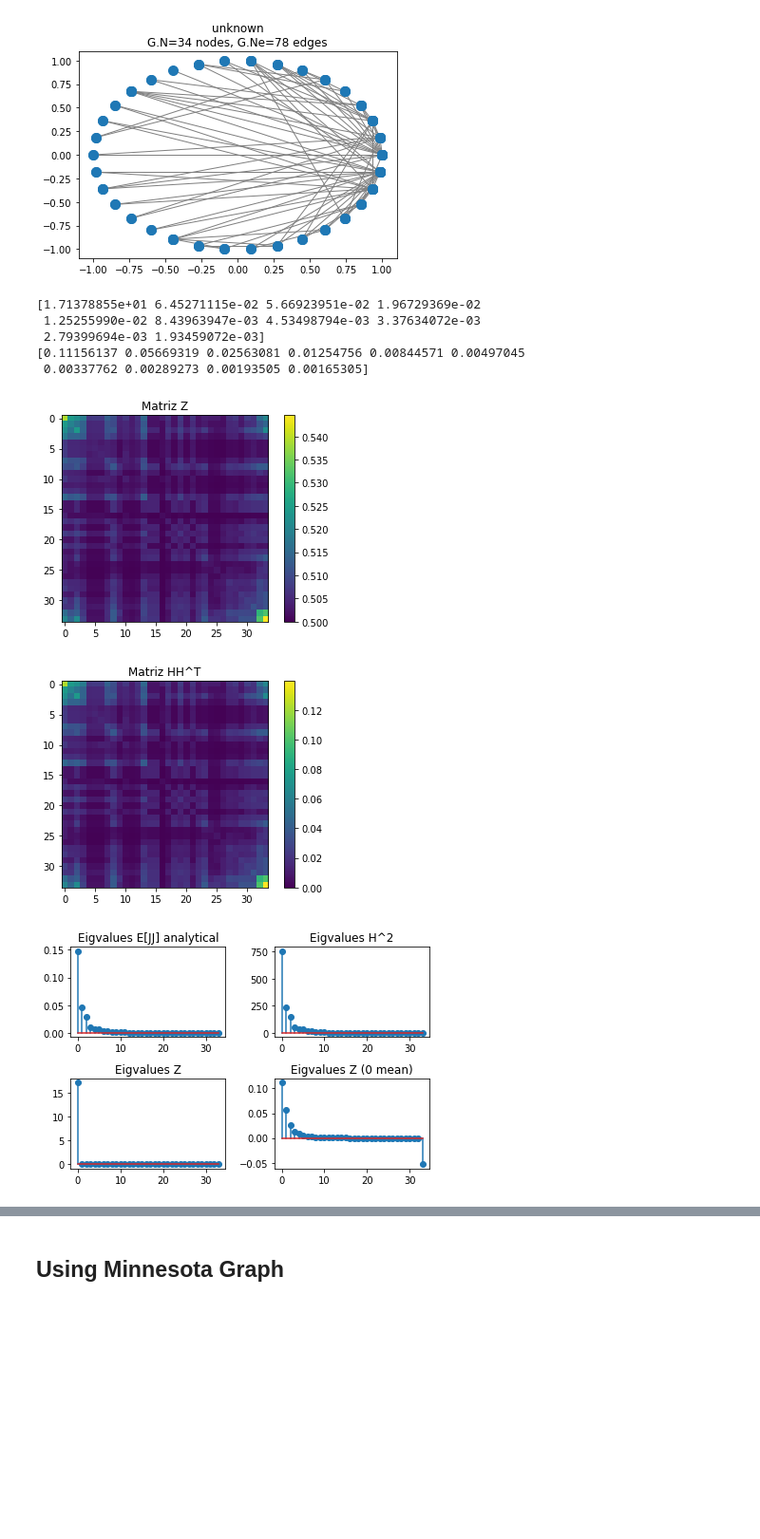
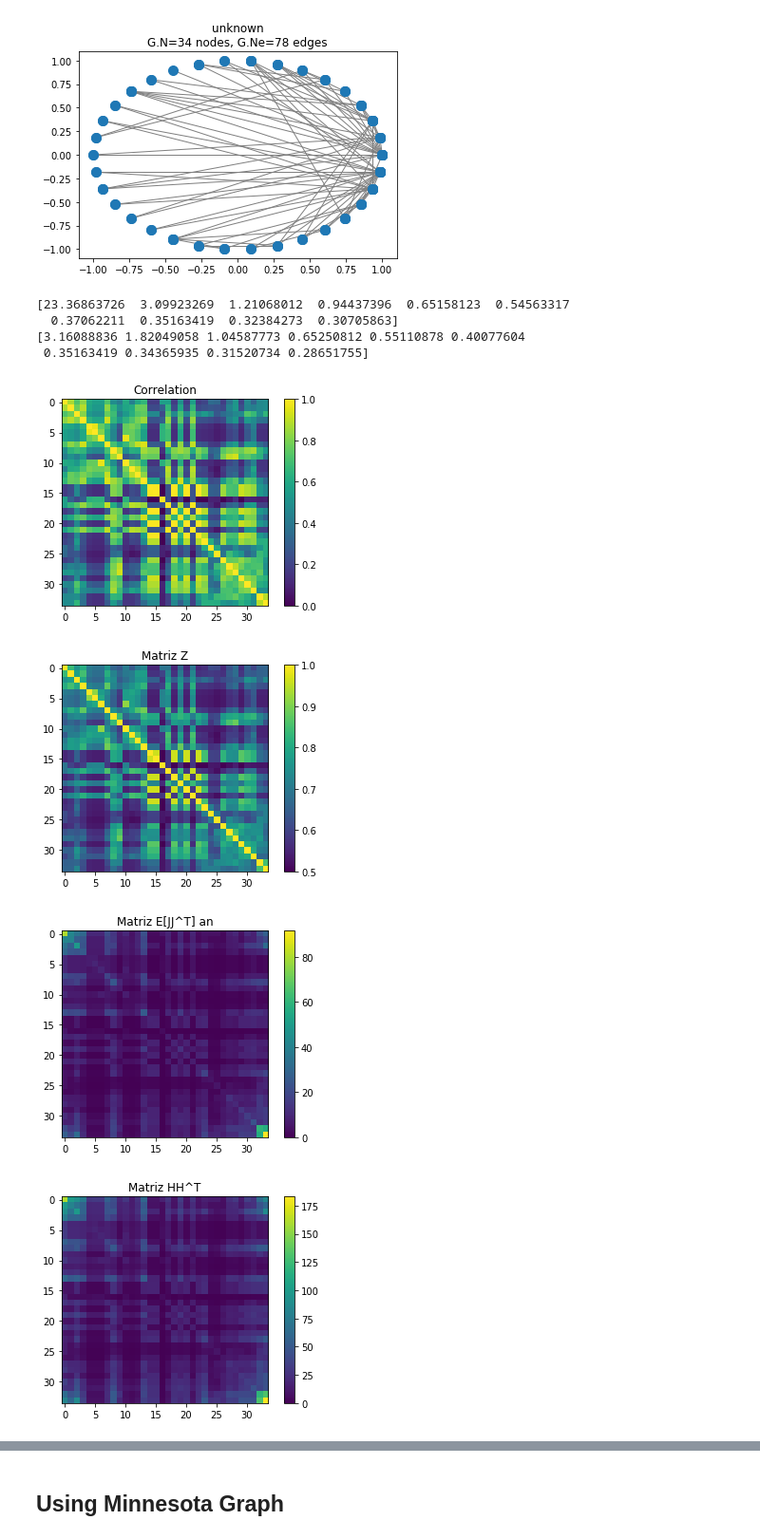
Before and after one commit to reysam93/Graph_Deep_Decoder, a Jupyter notebook: 2Layer_Decoder_Exps/other_graphs.ipynb, the cells around one changed output, grey strips where cells are left out. Shown at 95% size. Cells and saved outputs as stored; diff of their text form; code cells hidden in the pictures; blank space fills up the shorter version.

```diff
--- a/2Layer_Decoder_Exps/other_graphs.ipynb
+++ b/2Layer_Decoder_Exps/other_graphs.ipynb
@@ -156,13 +171,18 @@ hs = np.random.rand(K)
 hs /= np.sum(hs)
 x_dw = ds.DiffusedWhiteGS(G, ds.NonLin.NONE, K, coefs=hs)
 H = x_dw.H
+H2 = H.dot(H.T)
 
 # Compute E[JJ]
-H_norm = H/np.linalg.norm(H)
-Z = 1-np.arccos(H_norm.dot(H_norm.T))/np.pi
+H_norm = H/np.linalg.norm(H, axis=0)
+H2_norm = H_norm.T.dot(H_norm)
+H2_norm[H2_norm>1]=1
+
+Z = 1-np.arccos(H2_norm)/np.pi
 Z_0 = Z - np.mean(Z)
 
-E_JJ_an = 0.5*Z*(H_norm.dot(H_norm.T))
+E_JJ_an = 0.5*Z*(H2)
+
 
 # Get eigendecomposition
 L_H, V_H = utils.ordered_eig(H)
@@ -176,38 +196,46 @@ V_E_JJ_an = utils.choose_eig_sign(V_E_JJ_an, V_H)
 [figure]
 # %%
 # Plot matrices
+plt.figure()
+plt.imshow(H2_norm)
+plt.colorbar()
+plt.title('Correlation')
 plt.figure()
 plt.imshow(Z)
 plt.colorbar()
 plt.title('Matriz Z')
 plt.figure()
-plt.imshow(H_norm.dot(H_norm.T))
+plt.imshow(E_JJ_an)
+plt.colorbar()
+plt.title('Matriz E[JJ^T] an')
+plt.figure()
+plt.imshow(H2)
 plt.colorbar()
 plt.title('Matriz HH^T')
 
 # Compare eigenvalues
 plt.figure()
 plt.subplot(221)
 plt.stem(L_E_JJ_an)
 plt.title('Eigvalues E[JJ] analytical')
 plt.subplot(222)
 plt.stem(L_H**2)
 plt.title('Eigvalues H^2')
 plt.subplot(223)
 plt.stem(L_Z)
 plt.title('Eigvalues Z')
 plt.subplot(224)
 plt.stem(L_Z0)
 plt.title('Eigvalues Z (0 mean)')
 plt.tight_layout()
 print(L_Z[:10])
 print(L_Z0[:10])
 # %% [output]
-[1.71378855e+01 6.45271115e-02 5.66923951e-02 1.96729369e-02
- 1.25255990e-02 8.43963947e-03 4.53498794e-03 3.37634072e-03
- 2.79399694e-03 1.93459072e-03]
-[0.11156137 0.05669319 0.02563081 0.01254756 0.00844571 0.00497045
- 0.00337762 0.00289273 0.00193505 0.00165305]
+[23.36863726  3.09923269  1.21068012  0.94437396  0.65158123  0.54563317
+  0.37062211  0.35163419  0.32384273  0.30705863]
+[3.16088836 1.82049058 1.04587773 0.65250812 0.55110878 0.40077604
+ 0.35163419 0.34365935 0.31520734 0.28651755]
-[figure, old version]
+[figure, new version]
-[figure, old version]
+[figure, new version]
-[figure, old version]
+[figure, new version]
+[figure, added]
```
Also changed, not shown: parts of 9 cells of this notebook, 2 other files.
